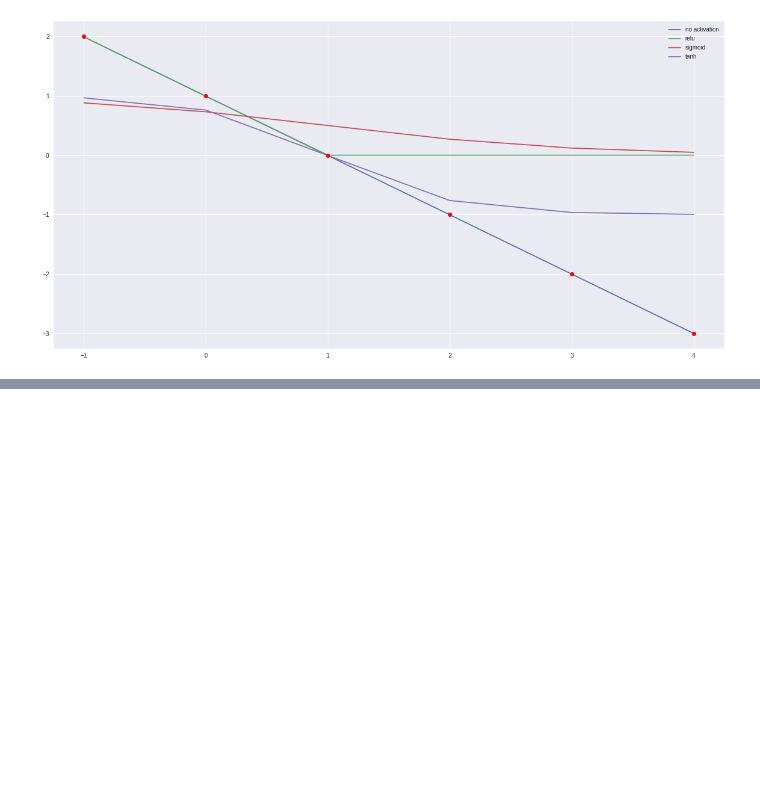
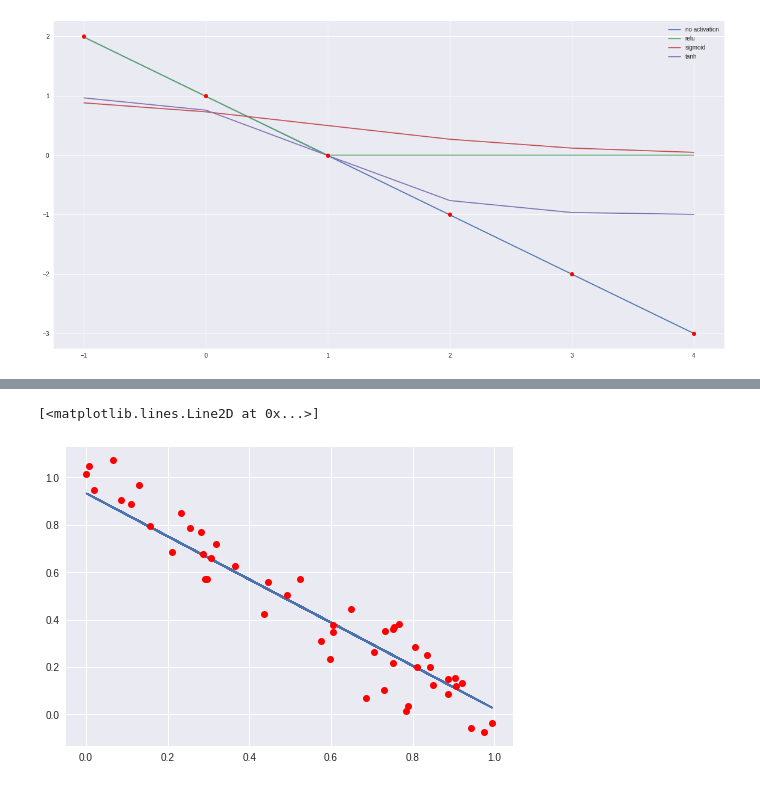
Before and after one commit to DJCordhose/deep-learning-crash-course-notebooks, a Jupyter notebook: tf-v2/tf-low-level.ipynb, the cells around one changed output, grey strips where cells are left out. Saved outputs shown, nothing was run; the diff lists cells and outputs as text; code cells hidden in the pictures; blank space fills up the shorter version.

```diff
--- a/tf-v2/tf-low-level.ipynb
+++ b/tf-v2/tf-low-level.ipynb
@@ -355,0 +437,7 @@ plt.legend(['no activation', 'relu', 'sigmoid', 'tanh'])
+# %%
+y_pred = linear_layer(x)
+plt.plot(x, y_pred)
+plt.plot(x, y_true, 'ro')
+# %% [output]
+[<matplotlib.lines.Line2D at 0x...>]
+[figure, added]
```
Also changed, not shown: parts of 19 cells of this notebook.
